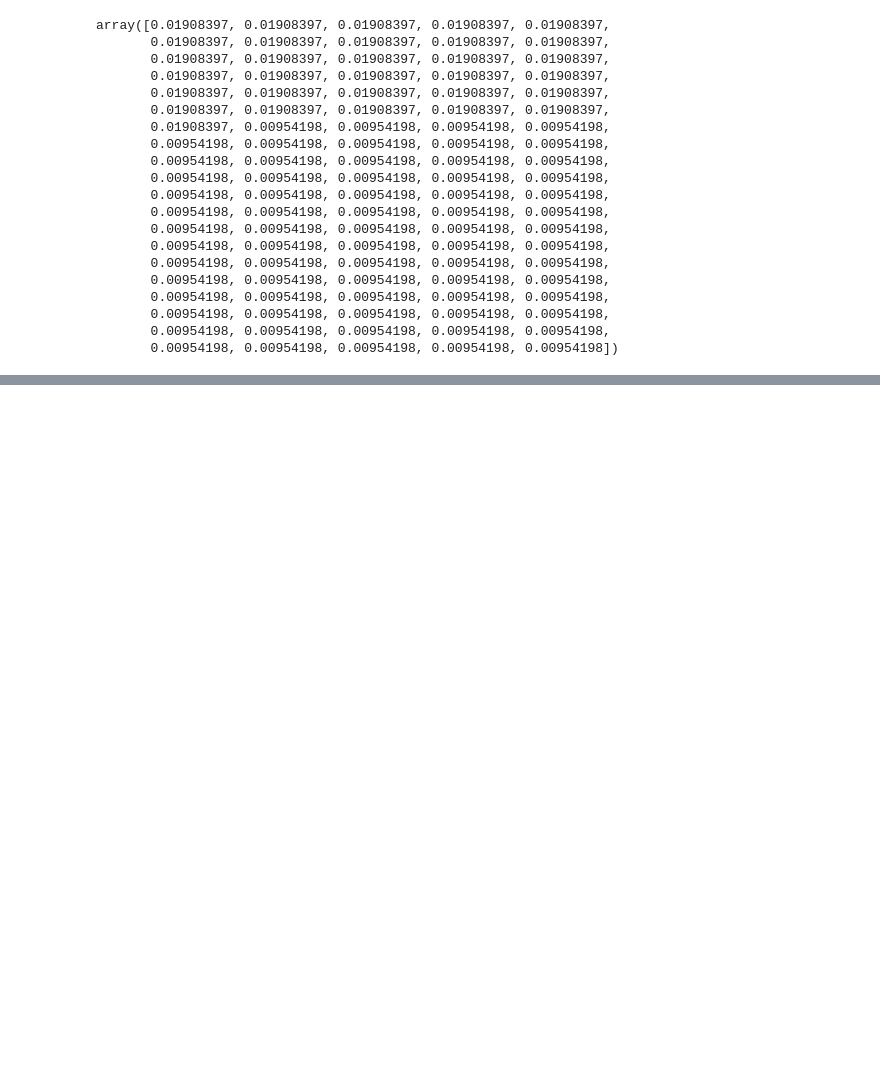
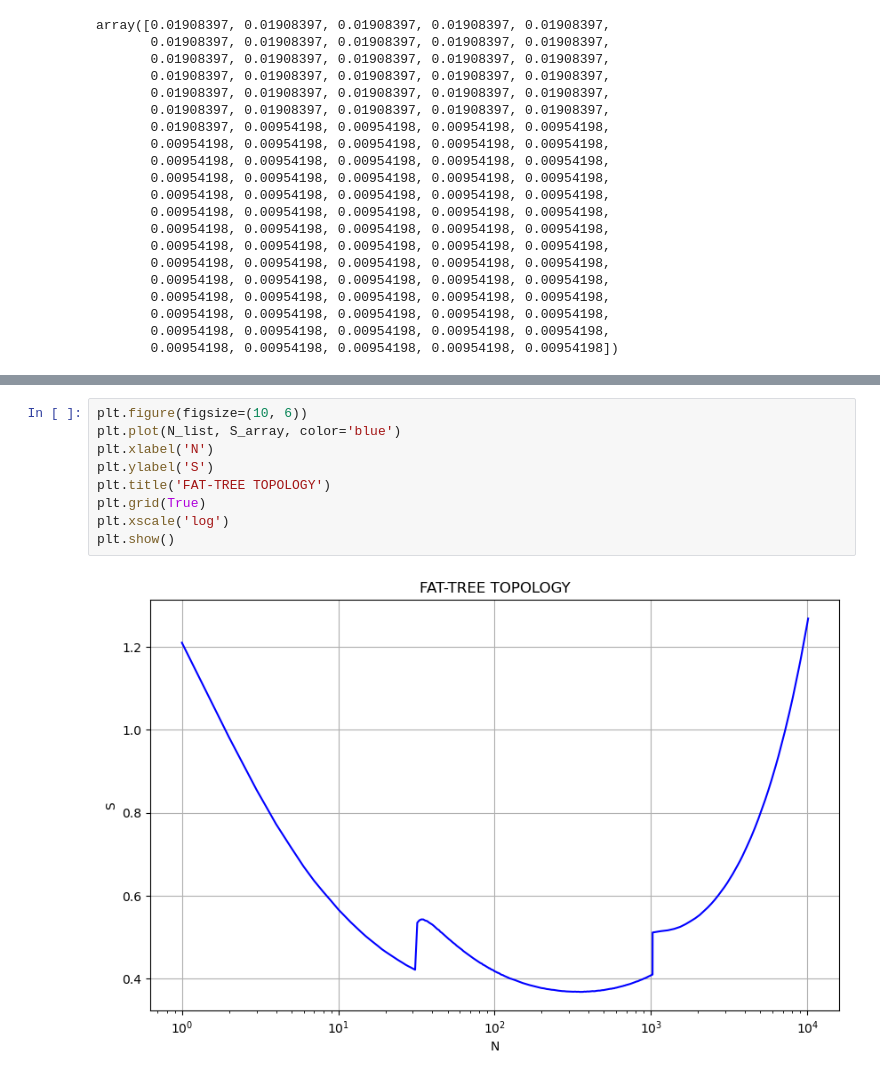
Before and after one commit to LorenzoPannacci/NBD-HW1, a Jupyter notebook: assignment_2.ipynb, the cells around one changed output, grey strips where cells are left out. Cells and saved outputs as stored; diff of their text form; blank space fills up the shorter version.

```diff
--- a/assignment_2.ipynb
+++ b/assignment_2.ipynb
@@ -130,0 +327,11 @@ array([0.01908397, 0.01908397, 0.01908397, 0.01908397, 0.01908397,
+# %%
+plt.figure(figsize=(10, 6))
+plt.plot(N_list, S_array, color='blue')
+plt.xlabel('N')
+plt.ylabel('S')
+plt.title('FAT-TREE TOPOLOGY')
+plt.grid(True)
+plt.xscale('log')
+plt.show()
+# %% [output]
+[figure, added]
```
Also changed, not shown: parts of 36 cells of this notebook, 29 other files.
